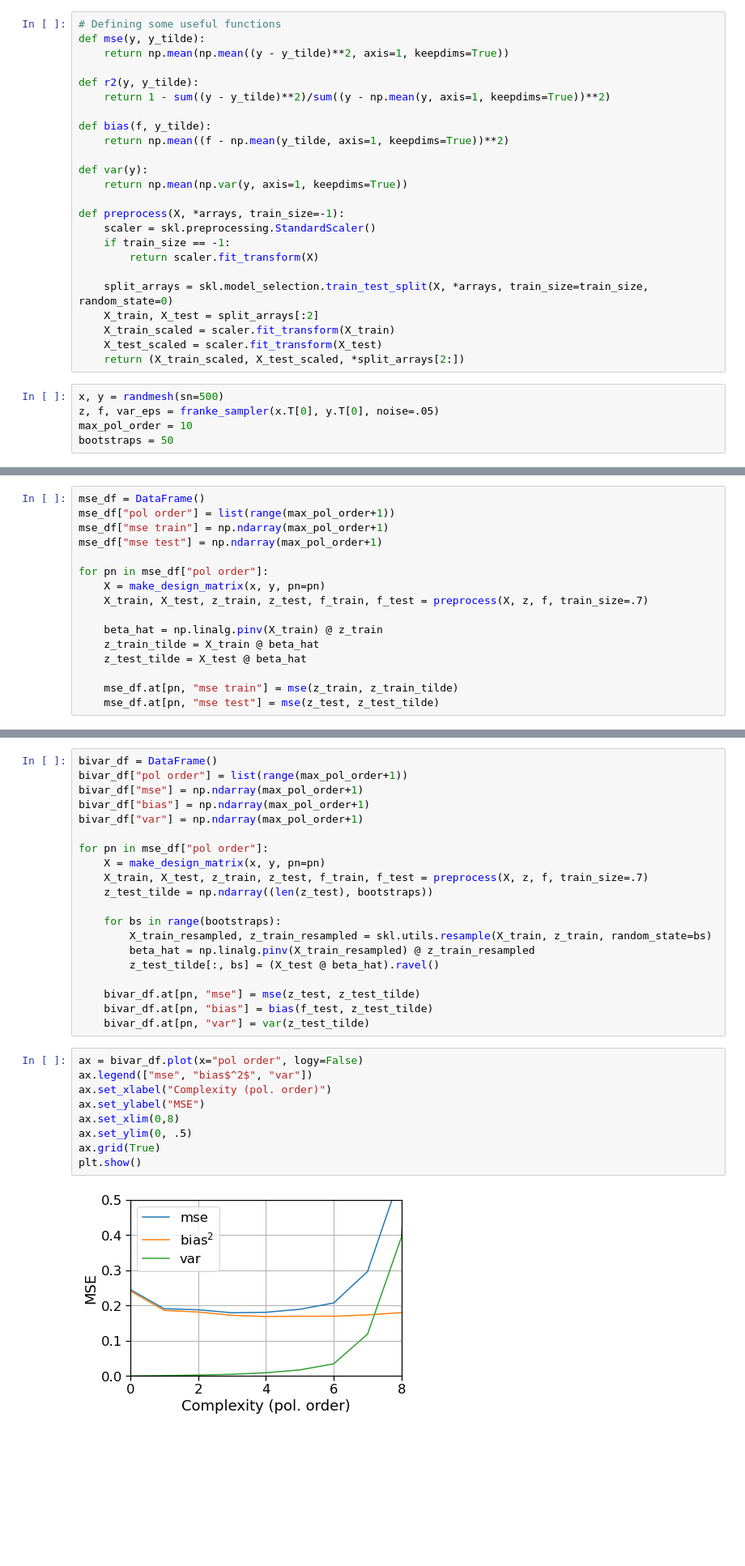
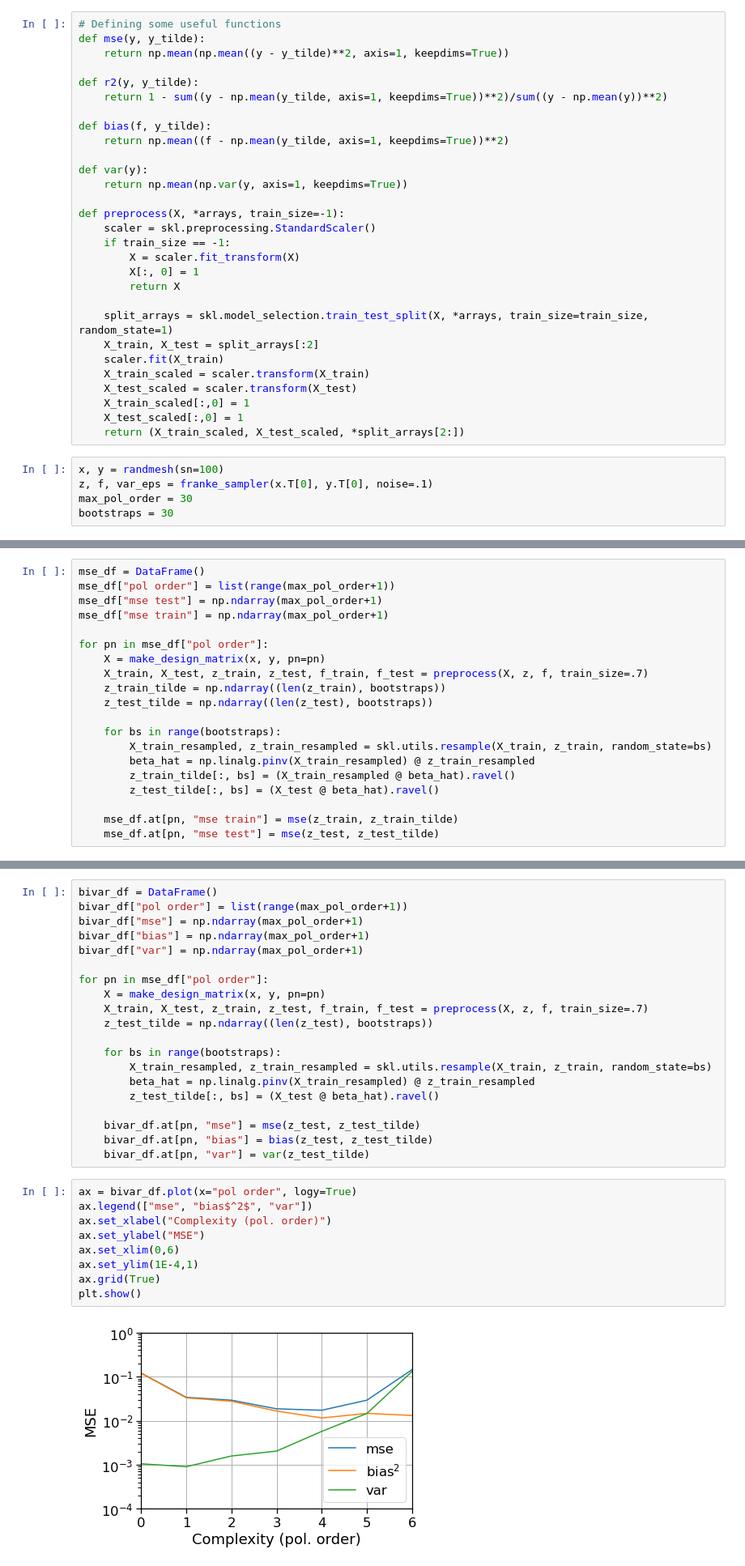
Before and after one commit to fonstelien/FYS-STK4155, a Jupyter notebook: project1/project1.ipynb, the cells around one changed output, grey strips where cells are left out. Shown at 81% size. Cells and saved outputs as stored; diff of their text form; blank space fills up the shorter version.

Commit message:
bootstrap 1st version

```diff
--- a/project1/project1.ipynb
+++ b/project1/project1.ipynb
@@ -51,7 +51,7 @@ def mse(y, y_tilde):
     return np.mean(np.mean((y - y_tilde)**2, axis=1, keepdims=True))
 
 def r2(y, y_tilde):
-    return 1 - sum((y - y_tilde)**2)/sum((y - np.mean(y, axis=1, keepdims=True))**2)
+    return 1 - sum((y - np.mean(y_tilde, axis=1, keepdims=True))**2)/sum((y - np.mean(y))**2)
 
 def bias(f, y_tilde):
     return np.mean((f - np.mean(y_tilde, axis=1, keepdims=True))**2)
@@ -62,33 +62,42 @@ def var(y):
 def preprocess(X, *arrays, train_size=-1):
     scaler = skl.preprocessing.StandardScaler()
     if train_size == -1:
-        return scaler.fit_transform(X)
+        X = scaler.fit_transform(X)
+        X[:, 0] = 1
+        return X
 
-    split_arrays = skl.model_selection.train_test_split(X, *arrays, train_size=train_size, random_state=0)
+    split_arrays = skl.model_selection.train_test_split(X, *arrays, train_size=train_size, random_state=1)
     X_train, X_test = split_arrays[:2]
-    X_train_scaled = scaler.fit_transform(X_train)
-    X_test_scaled = scaler.fit_transform(X_test)
+    scaler.fit(X_train)
+    X_train_scaled = scaler.transform(X_train)
+    X_test_scaled = scaler.transform(X_test)
+    X_train_scaled[:,0] = 1
+    X_test_scaled[:,0] = 1
     return (X_train_scaled, X_test_scaled, *split_arrays[2:])
 # %%
-x, y = randmesh(sn=500)
-z, f, var_eps = franke_sampler(x.T[0], y.T[0], noise=.05)
-max_pol_order = 10
-bootstraps = 50
+x, y = randmesh(sn=100)
+z, f, var_eps = franke_sampler(x.T[0], y.T[0], noise=.1)
+max_pol_order = 30
+bootstraps = 30
 # %% [markdown]
 ## MSE of train vs test data
 # %%
 mse_df = DataFrame()
 mse_df["pol order"] = list(range(max_pol_order+1))
+mse_df["mse test"] = np.ndarray(max_pol_order+1)
 mse_df["mse train"] = np.ndarray(max_pol_order+1)
-mse_df["mse test"] = np.ndarray(max_pol_order+1)
 
 for pn in mse_df["pol order"]:
     X = make_design_matrix(x, y, pn=pn)
     X_train, X_test, z_train, z_test, f_train, f_test = preprocess(X, z, f, train_size=.7)
+    z_train_tilde = np.ndarray((len(z_train), bootstraps))
+    z_test_tilde = np.ndarray((len(z_test), bootstraps))
 
-    beta_hat = np.linalg.pinv(X_train) @ z_train
-    z_train_tilde = X_train @ beta_hat
-    z_test_tilde = X_test @ beta_hat
+    for bs in range(bootstraps):
+        X_train_resampled, z_train_resampled = skl.utils.resample(X_train, z_train, random_state=bs)
+        beta_hat = np.linalg.pinv(X_train_resampled) @ z_train_resampled
+        z_train_tilde[:, bs] = (X_train_resampled @ beta_hat).ravel()
+        z_test_tilde[:, bs] = (X_test @ beta_hat).ravel()
 
     mse_df.at[pn, "mse train"] = mse(z_train, z_train_tilde)
     mse_df.at[pn, "mse test"] = mse(z_test, z_test_tilde)
@@ -132,19 +131,19 @@ for pn in mse_df["pol order"]:
         z_test_tilde[:, bs] = (X_test @ beta_hat).ravel()
 
     bivar_df.at[pn, "mse"] = mse(z_test, z_test_tilde)
-    bivar_df.at[pn, "bias"] = bias(f_test, z_test_tilde)
+    bivar_df.at[pn, "bias"] = bias(z_test, z_test_tilde)
     bivar_df.at[pn, "var"] = var(z_test_tilde)
 # %%
-ax = bivar_df.plot(x="pol order", logy=False)
+ax = bivar_df.plot(x="pol order", logy=True)
 ax.legend(["mse", "bias$^2$", "var"])
 ax.set_xlabel("Complexity (pol. order)")
 ax.set_ylabel("MSE")
-ax.set_xlim(0,8)
-ax.set_ylim(0, .5)
+ax.set_xlim(0,6)
+ax.set_ylim(1E-4,1)
 ax.grid(True)
 plt.show()
 # %% [output]
-[figure, old version]
+[figure, new version]
 # %% [markdown]
 ## MSE with $k$-fold cross-validation resampling
 The data is randomized, so we don't need to do that again.
```
Also changed, not shown: parts of 8 cells of this notebook.
